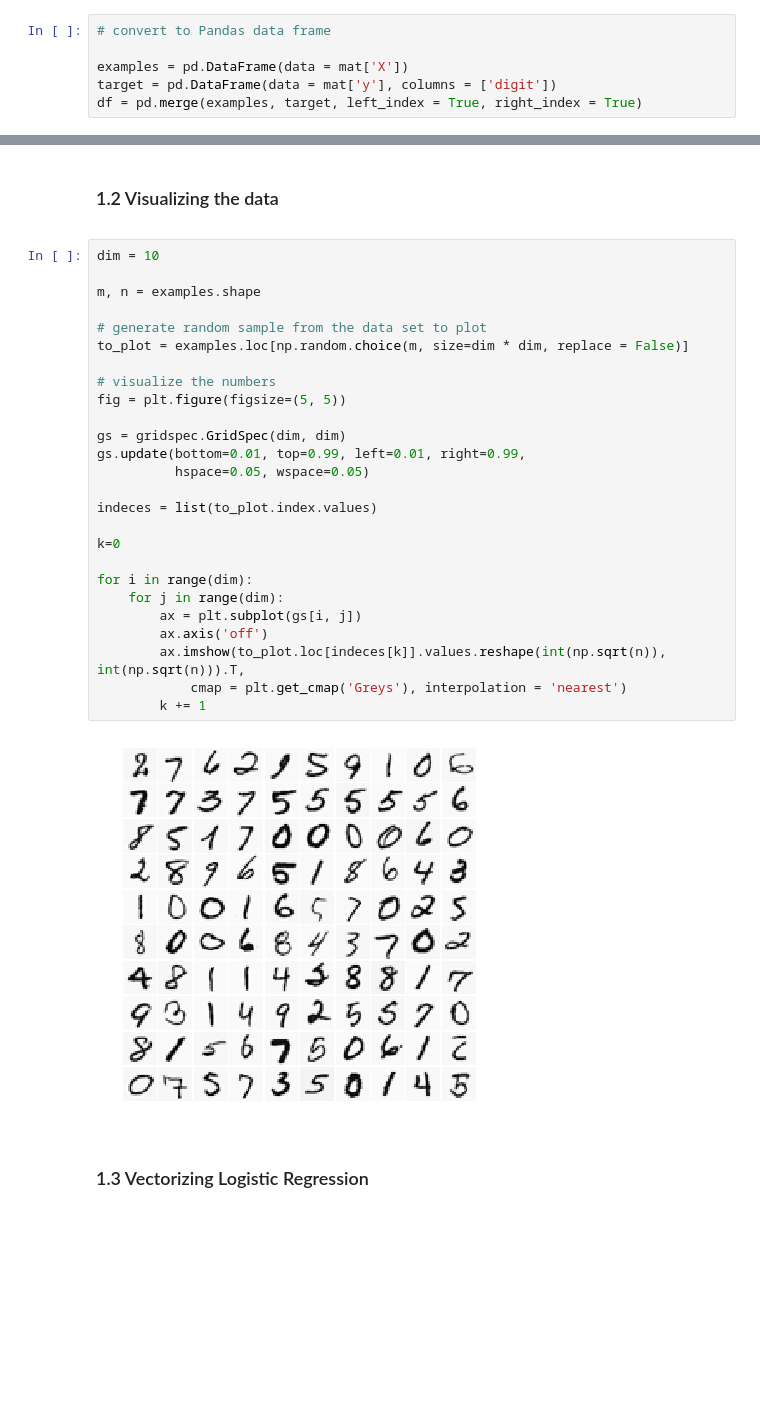
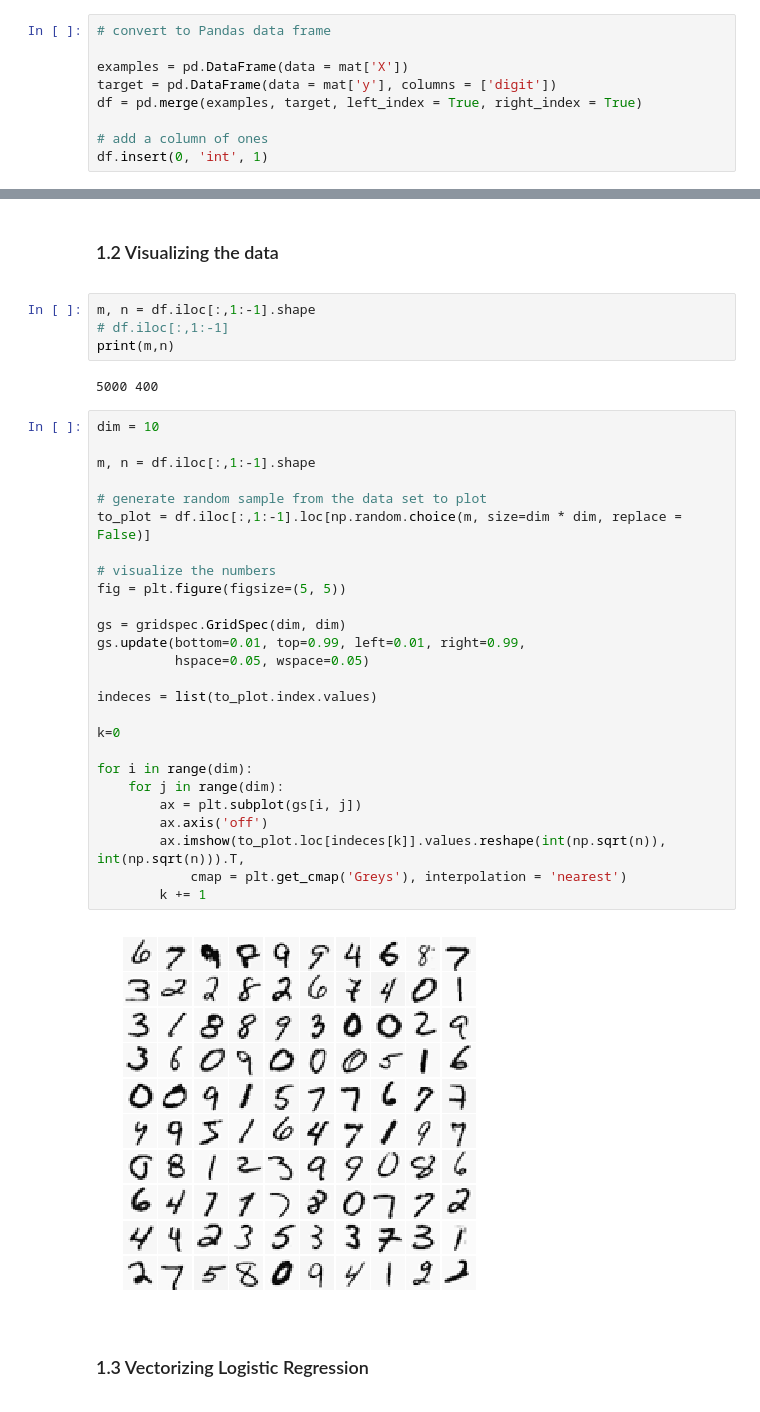
Before and after one commit to vrategov/Machine-Learning, a Jupyter notebook: Week 4/Ex3.ipynb, the cells around one changed output, grey strips where cells are left out. Drawn from its saved outputs; the diff is of its cells as text; blank space fills up the shorter version.

```diff
--- a/Week 4/Ex3.ipynb
+++ b/Week 4/Ex3.ipynb
@@ -40,3 +41,6 @@ mat = scipy.io.loadmat(data_directory+file)
 examples = pd.DataFrame(data = mat['X'])
 target = pd.DataFrame(data = mat['y'], columns = ['digit'])
 df = pd.merge(examples, target, left_index = True, right_index = True)
+
+# add a column of ones
+df.insert(0, 'int', 1)
@@ -54,34 +67,40 @@ df.head()
 <div id='visualizing'/>
 
 ### 1.2 Visualizing the data
+# %%
+m, n = df.iloc[:,1:-1].shape
+# df.iloc[:,1:-1]
+print(m,n)
+# %% [output]
+5000 400
 # %%
 dim = 10
 
-m, n = examples.shape
+m, n = df.iloc[:,1:-1].shape
 
 # generate random sample from the data set to plot
-to_plot = examples.loc[np.random.choice(m, size=dim * dim, replace = False)]
+to_plot = df.iloc[:,1:-1].loc[np.random.choice(m, size=dim * dim, replace = False)]
 
 # visualize the numbers
 fig = plt.figure(figsize=(5, 5))
 
 gs = gridspec.GridSpec(dim, dim)
 gs.update(bottom=0.01, top=0.99, left=0.01, right=0.99,
           hspace=0.05, wspace=0.05)
 
 indeces = list(to_plot.index.values)
 
 k=0
 
 for i in range(dim):
     for j in range(dim):
         ax = plt.subplot(gs[i, j])
         ax.axis('off')
         ax.imshow(to_plot.loc[indeces[k]].values.reshape(int(np.sqrt(n)), int(np.sqrt(n))).T,
             cmap = plt.get_cmap('Greys'), interpolation = 'nearest')
         k += 1
 # %% [output]
-[figure, old version]
+[figure, new version]
 # %% [markdown]
 <div id='vectorizing'/>
 
```
Also changed, not shown: parts of 10 cells of this notebook.
